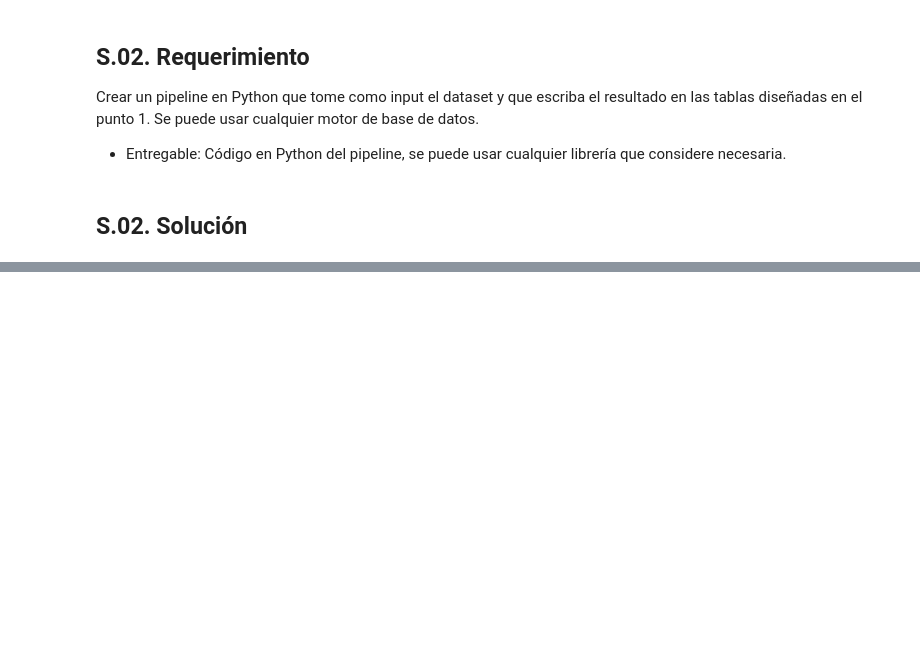
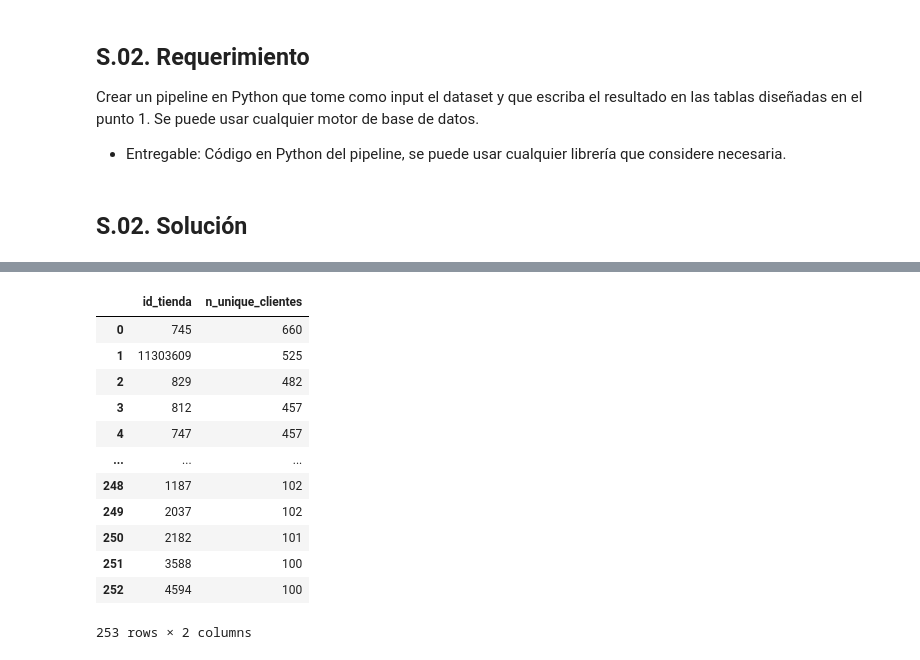
Before and after one commit to alexandergribenchenko/Test_R5_DE, a Jupyter notebook: Solucion.ipynb, the cells around one changed output, grey strips where cells are left out. Drawn from its saved outputs; the diff is of its cells as text; code cells hidden in the pictures; blank space fills up the shorter version.

```diff
--- a/Solucion.ipynb
+++ b/Solucion.ipynb
@@ -363,0 +241,21 @@ df
+# %%
+df_FactOrden = pd.read_sql_query("SELECT * FROM FactOrden", conn, dtype=object)
+df_Q_03_01 = df_FactOrden.groupby(['id_tienda'], as_index=False).\
+           agg(n_unique_clientes=('id_cliente', lambda x: len(set(x)))).\
+           sort_values(by=['n_unique_clientes'], ascending=[False]).reset_index(drop=True)
+df_Q_03_01 = df_Q_03_01[df_Q_03_01.n_unique_clientes>=100]
+df_Q_03_01
+# %% [output]
+|  | id_tienda | n_unique_clientes |
+| 0 | 745 | 660 |
+| 1 | 11303609 | 525 |
+| 2 | 829 | 482 |
+| 3 | 812 | 457 |
+| 4 | 747 | 457 |
+| ... | ... | ... |
+| 248 | 1187 | 102 |
+| 249 | 2037 | 102 |
+| 250 | 2182 | 101 |
+| 251 | 3588 | 100 |
+| 252 | 4594 | 100 |
+253 rows × 2 columns
```
Also changed, not shown: parts of 32 cells of this notebook.
